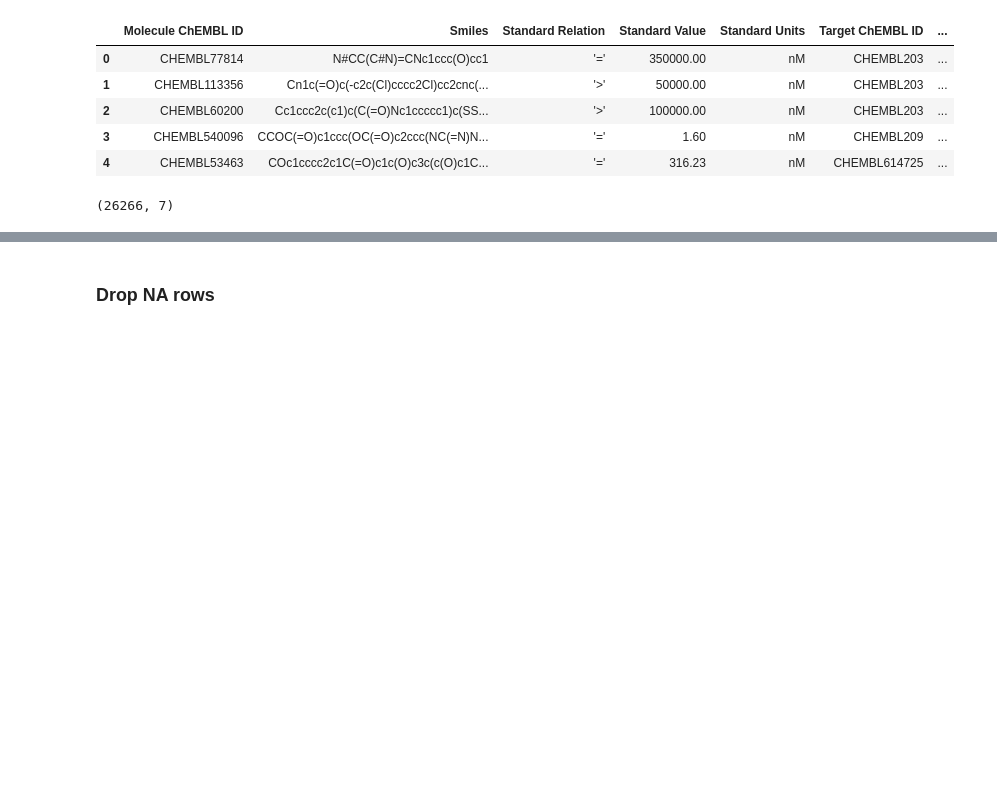
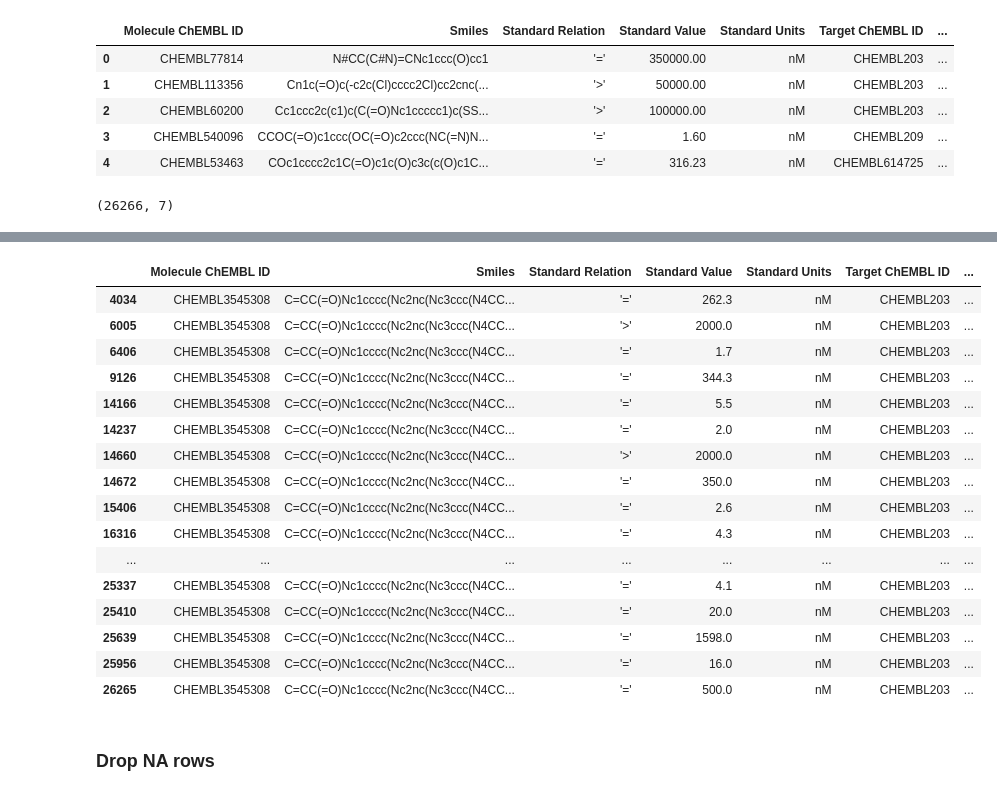
Before and after one commit to kperveen/dti-chembl, a Jupyter notebook: Cleaning-Bioactivities.ipynb, the cells around one changed output, grey strips where cells are left out. Drawn from its saved outputs; the diff is of its cells as text; code cells hidden in the pictures; blank space fills up the shorter version.

```diff
--- a/Cleaning-Bioactivities.ipynb
+++ b/Cleaning-Bioactivities.ipynb
@@ -27,3 +43,23 @@ data.shape
+# %%
+data[(data["Target ChEMBL ID"] == "CHEMBL203") & (data["Molecule ChEMBL ID"] == "CHEMBL3545308")]
+# %% [output]
+|  | Molecule ChEMBL ID | Smiles | Standard Relation | Standard Value | Standard Units | Target ChEMBL ID | ... |
+| 4034 | CHEMBL3545308 | C=CC(=O)Nc1cccc(Nc2nc(Nc3ccc(N4CC... | '=' | 262.3 | nM | CHEMBL203 | ... |
+| 6005 | CHEMBL3545308 | C=CC(=O)Nc1cccc(Nc2nc(Nc3ccc(N4CC... | '>' | 2000.0 | nM | CHEMBL203 | ... |
+| 6406 | CHEMBL3545308 | C=CC(=O)Nc1cccc(Nc2nc(Nc3ccc(N4CC... | '=' | 1.7 | nM | CHEMBL203 | ... |
+| 9126 | CHEMBL3545308 | C=CC(=O)Nc1cccc(Nc2nc(Nc3ccc(N4CC... | '=' | 344.3 | nM | CHEMBL203 | ... |
+| 14166 | CHEMBL3545308 | C=CC(=O)Nc1cccc(Nc2nc(Nc3ccc(N4CC... | '=' | 5.5 | nM | CHEMBL203 | ... |
+| 14237 | CHEMBL3545308 | C=CC(=O)Nc1cccc(Nc2nc(Nc3ccc(N4CC... | '=' | 2.0 | nM | CHEMBL203 | ... |
+| 14660 | CHEMBL3545308 | C=CC(=O)Nc1cccc(Nc2nc(Nc3ccc(N4CC... | '>' | 2000.0 | nM | CHEMBL203 | ... |
+| 14672 | CHEMBL3545308 | C=CC(=O)Nc1cccc(Nc2nc(Nc3ccc(N4CC... | '=' | 350.0 | nM | CHEMBL203 | ... |
+| 15406 | CHEMBL3545308 | C=CC(=O)Nc1cccc(Nc2nc(Nc3ccc(N4CC... | '=' | 2.6 | nM | CHEMBL203 | ... |
+| 16316 | CHEMBL3545308 | C=CC(=O)Nc1cccc(Nc2nc(Nc3ccc(N4CC... | '=' | 4.3 | nM | CHEMBL203 | ... |
+| ... | ... | ... | ... | ... | ... | ... | ... |
+| 25337 | CHEMBL3545308 | C=CC(=O)Nc1cccc(Nc2nc(Nc3ccc(N4CC... | '=' | 4.1 | nM | CHEMBL203 | ... |
+| 25410 | CHEMBL3545308 | C=CC(=O)Nc1cccc(Nc2nc(Nc3ccc(N4CC... | '=' | 20.0 | nM | CHEMBL203 | ... |
+| 25639 | CHEMBL3545308 | C=CC(=O)Nc1cccc(Nc2nc(Nc3ccc(N4CC... | '=' | 1598.0 | nM | CHEMBL203 | ... |
+| 25956 | CHEMBL3545308 | C=CC(=O)Nc1cccc(Nc2nc(Nc3ccc(N4CC... | '=' | 16.0 | nM | CHEMBL203 | ... |
+| 26265 | CHEMBL3545308 | C=CC(=O)Nc1cccc(Nc2nc(Nc3ccc(N4CC... | '=' | 500.0 | nM | CHEMBL203 | ... |
 # %% [markdown]
 ### Drop NA rows
 # %%
```
Also changed, not shown: parts of 18 cells of this notebook.
